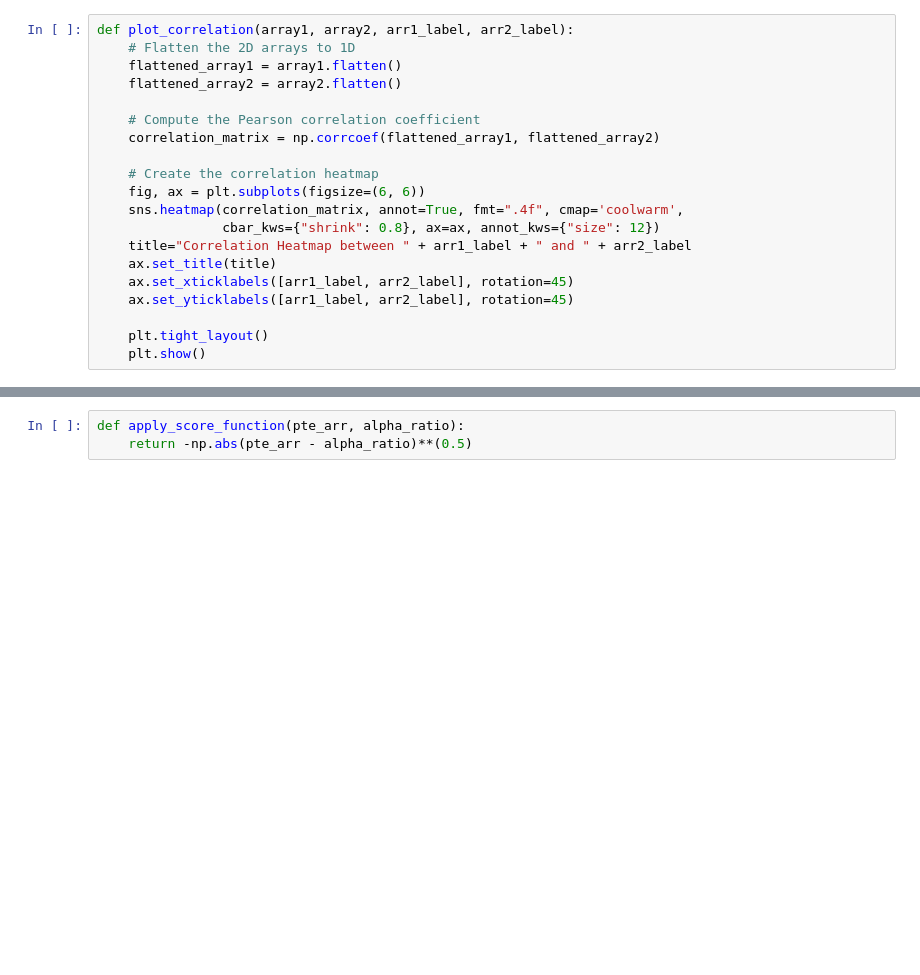
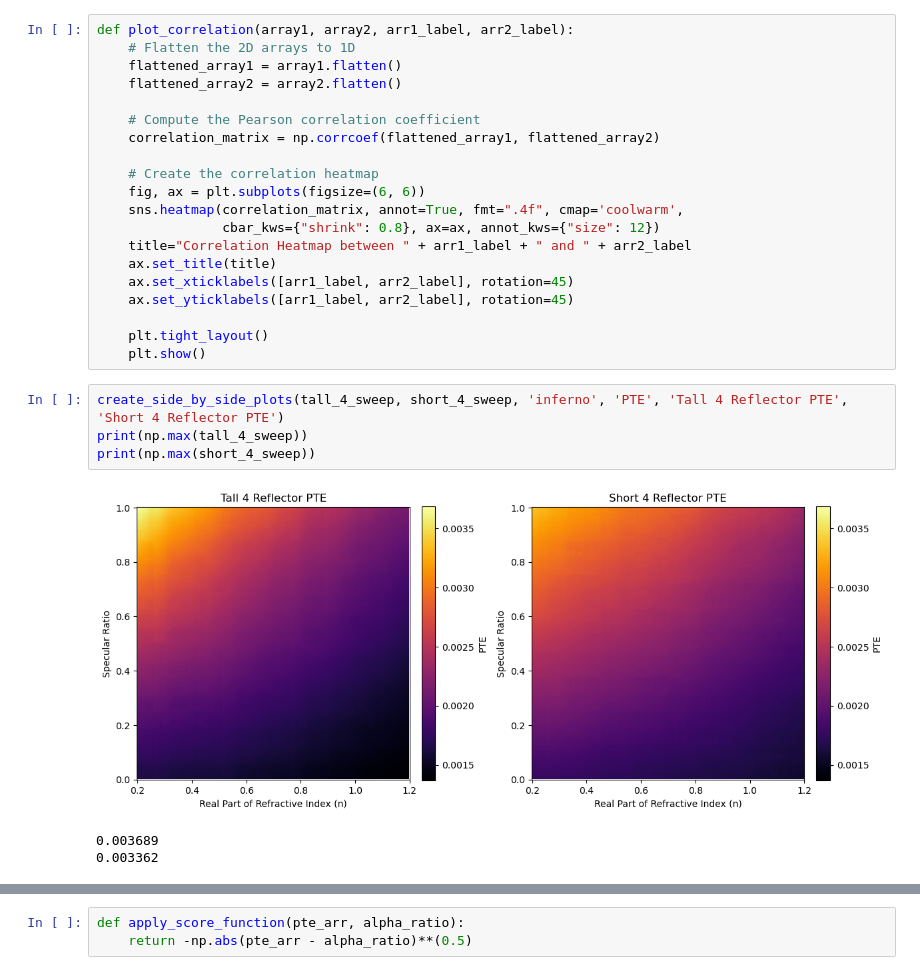
Before and after one commit to Pocar-Lab/Chroma-Scripts, a Jupyter notebook: analysis/SubtractingRunsPart2/plots.ipynb, the cells around one changed output, grey strips where cells are left out. Drawn from its saved outputs; the diff is of its cells as text; blank space fills up the shorter version.

```diff
--- a/analysis/SubtractingRunsPart2/plots.ipynb
+++ b/analysis/SubtractingRunsPart2/plots.ipynb
@@ -74,3 +72,11 @@ def plot_correlation(array1, array2, arr1_label, arr2_label):
 
     plt.tight_layout()
     plt.show()
+# %%
+create_side_by_side_plots(tall_4_sweep, short_4_sweep, 'inferno', 'PTE', 'Tall 4 Reflector PTE', 'Short 4 Reflector PTE')
+print(np.max(tall_4_sweep))
+print(np.max(short_4_sweep))
+# %% [output]
+[figure, added]
+0.003689
+0.003362
```
Also changed, not shown: parts of 16 cells of this notebook, 7 other files.
